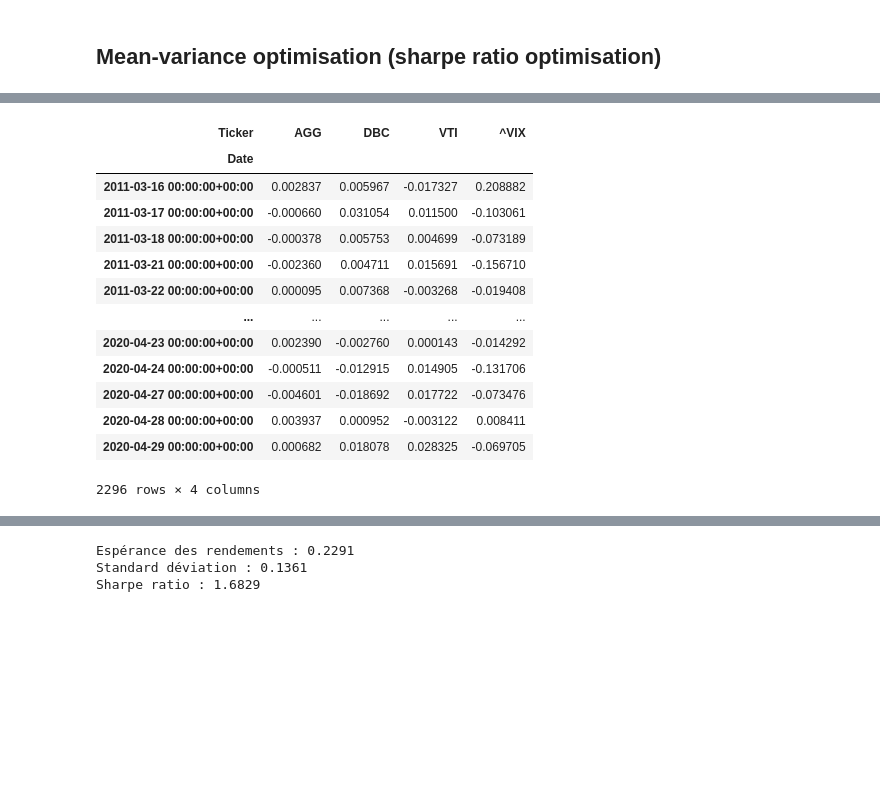
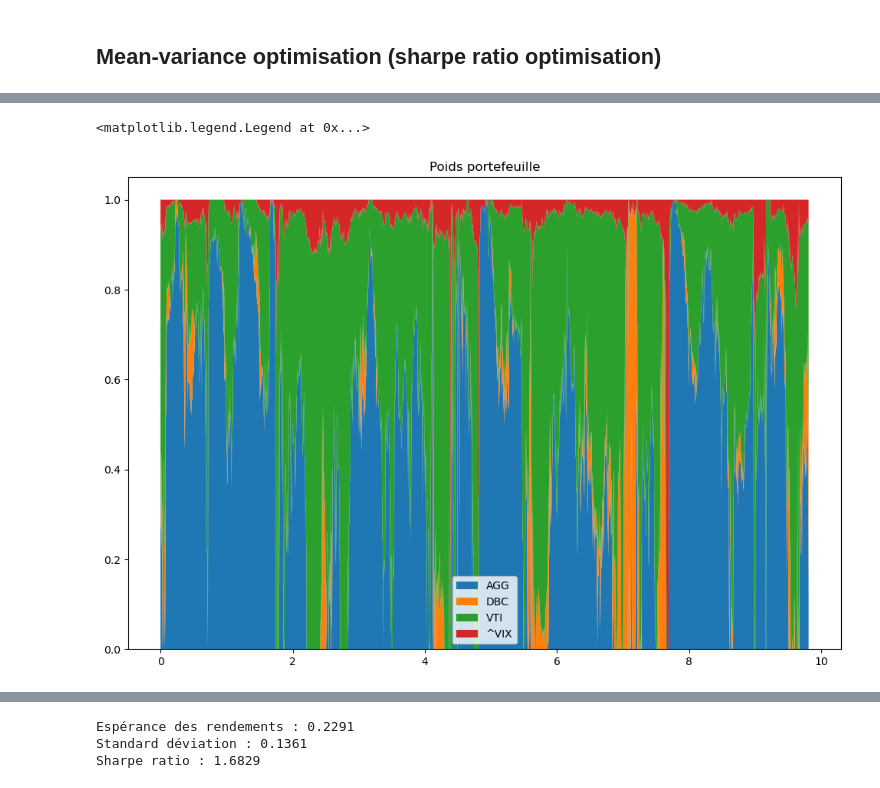
Before and after one commit to alexandreviard/DL-Portfolio-CMAP, a Jupyter notebook: massyle/MV-article_zhang_DL.ipynb, the cells around one changed output, grey strips where cells are left out. Cells and saved outputs as stored; diff of their text form; code cells hidden in the pictures; blank space fills up the shorter version.

```diff
--- a/massyle/MV-article_zhang_DL.ipynb
+++ b/massyle/MV-article_zhang_DL.ipynb
@@ -45,3 +23,18 @@ data_na, returns, rolling_returns, volatility = get_data(['VTI', 'AGG', 'DBC', '
+# %%
+spot = data_na[['AGG', 'DBC', 'VTI', '^VIX']].to_numpy()
+# Time grid
+years  = 10
+N  = len(spot)
+d=4
+t  = np.linspace(start=0, stop=years, num=N)
+
+log_returns = np.log(spot[1:] / spot[:-1])  # Rendements logarithmiques
+sigma = log_returns.std(axis=0) * np.sqrt(252)
+
+
+# Rebalancements
+index_rebalancing = np.arange(0, N, 1)    # rebalancement annuel
+C = 0.0001  # 1 bps
 # %%
 # Paramètres
 volatility_target = 0.10
@@ -130,0 +99,2 @@ weights_mv
+# %%
+weight_array = weights_mv.to_numpy()
@@ -142,17 +113,11 @@ selected_returns = returns.loc["2011-03-16":"2020-04-29"]
+# %%
+fig, axes = plt.subplots(nrows=1, ncols=1, sharex=True, figsize=(12, 8))
+
+axes.set_title("Poids portefeuille")
+axes.stackplot(t[0:len(weight_array)], *weight_array.T)
+axes.legend(['AGG', 'DBC', 'VTI', '^VIX'])
+# %% [output]
+<matplotlib.legend.Legend at 0x...>
+[figure, added]
 # %%
-selected_returns
+selected_returns = returns
-# %% [output]
-| Ticker | AGG | DBC | VTI | ^VIX |
-| Date |  |  |  |  |
-| 2011-03-16 00:00:00+00:00 | 0.002837 | 0.005967 | -0.017327 | 0.208882 |
-| 2011-03-17 00:00:00+00:00 | -0.000660 | 0.031054 | 0.011500 | -0.103061 |
-| 2011-03-18 00:00:00+00:00 | -0.000378 | 0.005753 | 0.004699 | -0.073189 |
-| 2011-03-21 00:00:00+00:00 | -0.002360 | 0.004711 | 0.015691 | -0.156710 |
-| 2011-03-22 00:00:00+00:00 | 0.000095 | 0.007368 | -0.003268 | -0.019408 |
-| ... | ... | ... | ... | ... |
-| 2020-04-23 00:00:00+00:00 | 0.002390 | -0.002760 | 0.000143 | -0.014292 |
-| 2020-04-24 00:00:00+00:00 | -0.000511 | -0.012915 | 0.014905 | -0.131706 |
-| 2020-04-27 00:00:00+00:00 | -0.004601 | -0.018692 | 0.017722 | -0.073476 |
-| 2020-04-28 00:00:00+00:00 | 0.003937 | 0.000952 | -0.003122 | 0.008411 |
-| 2020-04-29 00:00:00+00:00 | 0.000682 | 0.018078 | 0.028325 | -0.069705 |
-2296 rows × 4 columns
```
Also changed, not shown: parts of 14 cells of this notebook, 1 other file.
